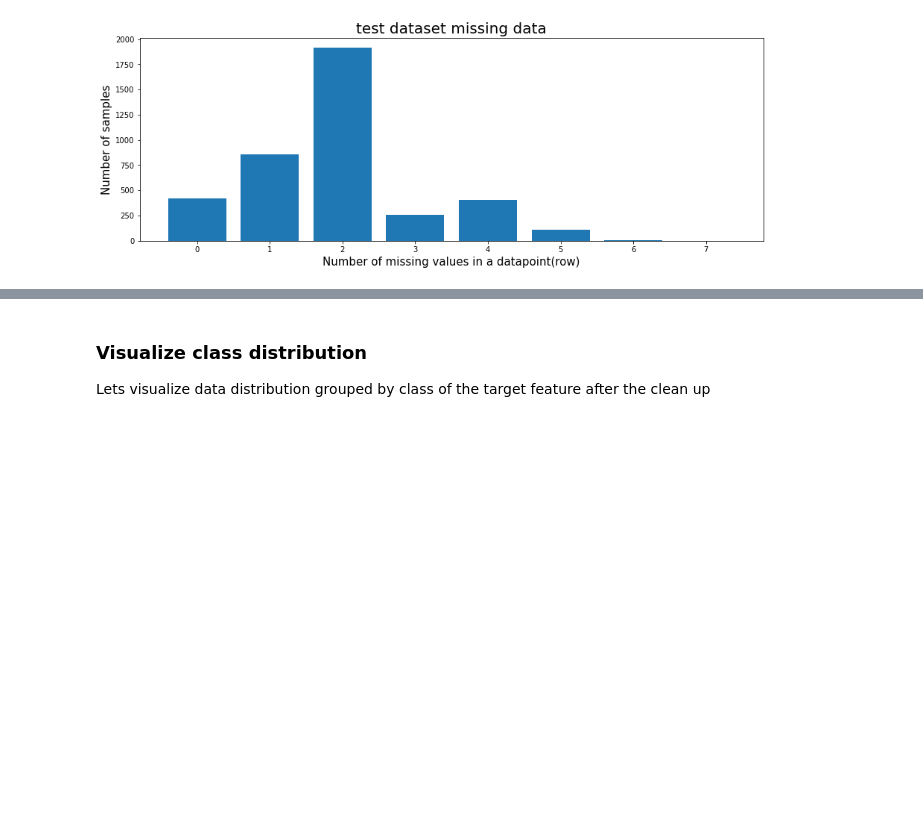
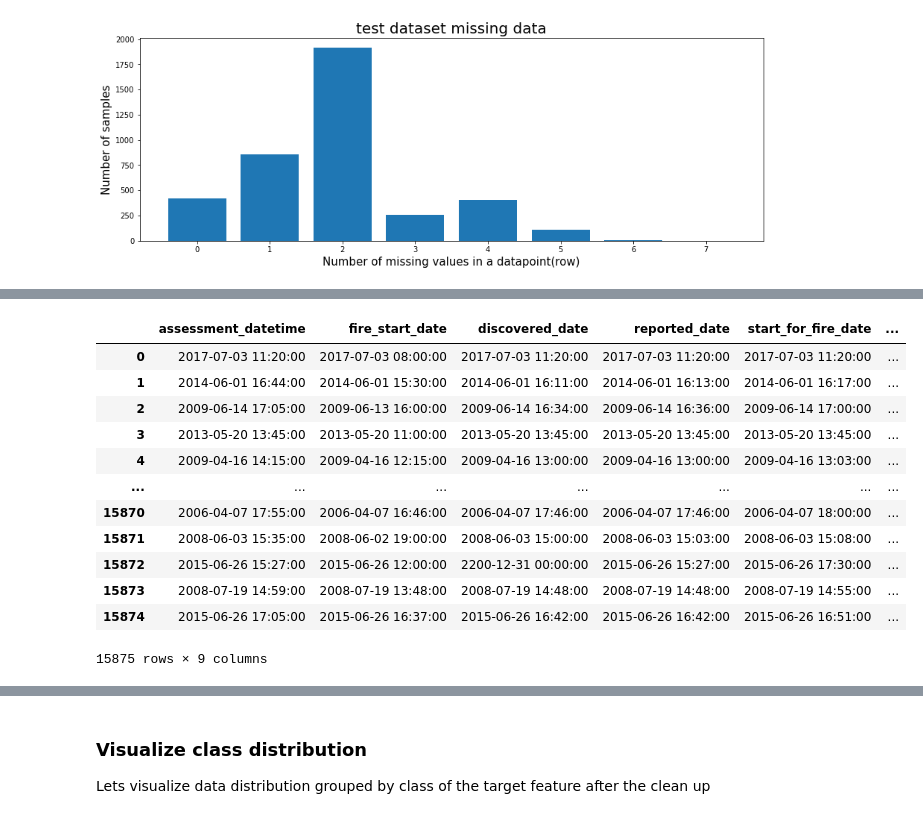
Before and after one commit to CheloGE/CARINO-wildfire_size_prediction, a Jupyter notebook: Wildfire_size_prediction.ipynb, the cells around one changed output, grey strips where cells are left out. Cells and saved outputs as stored; diff of their text form; code cells hidden in the pictures; blank space fills up the shorter version.

Commit message:
feature engineering datetime features

```diff
--- a/Wildfire_size_prediction.ipynb
+++ b/Wildfire_size_prediction.ipynb
@@ -238,0 +244,16 @@ test = test.fillna('Unknown')
+# %%
+train[dates_list]
+# %% [output]
+|  | assessment_datetime | fire_start_date | discovered_date | reported_date | start_for_fire_date | ... |
+| 0 | 2017-07-03 11:20:00 | 2017-07-03 08:00:00 | 2017-07-03 11:20:00 | 2017-07-03 11:20:00 | 2017-07-03 11:20:00 | ... |
+| 1 | 2014-06-01 16:44:00 | 2014-06-01 15:30:00 | 2014-06-01 16:11:00 | 2014-06-01 16:13:00 | 2014-06-01 16:17:00 | ... |
+| 2 | 2009-06-14 17:05:00 | 2009-06-13 16:00:00 | 2009-06-14 16:34:00 | 2009-06-14 16:36:00 | 2009-06-14 17:00:00 | ... |
+| 3 | 2013-05-20 13:45:00 | 2013-05-20 11:00:00 | 2013-05-20 13:45:00 | 2013-05-20 13:45:00 | 2013-05-20 13:45:00 | ... |
+| 4 | 2009-04-16 14:15:00 | 2009-04-16 12:15:00 | 2009-04-16 13:00:00 | 2009-04-16 13:00:00 | 2009-04-16 13:03:00 | ... |
+| ... | ... | ... | ... | ... | ... | ... |
+| 15870 | 2006-04-07 17:55:00 | 2006-04-07 16:46:00 | 2006-04-07 17:46:00 | 2006-04-07 17:46:00 | 2006-04-07 18:00:00 | ... |
+| 15871 | 2008-06-03 15:35:00 | 2008-06-02 19:00:00 | 2008-06-03 15:00:00 | 2008-06-03 15:03:00 | 2008-06-03 15:08:00 | ... |
+| 15872 | 2015-06-26 15:27:00 | 2015-06-26 12:00:00 | 2200-12-31 00:00:00 | 2015-06-26 15:27:00 | 2015-06-26 17:30:00 | ... |
+| 15873 | 2008-07-19 14:59:00 | 2008-07-19 13:48:00 | 2008-07-19 14:48:00 | 2008-07-19 14:48:00 | 2008-07-19 14:55:00 | ... |
+| 15874 | 2015-06-26 17:05:00 | 2015-06-26 16:37:00 | 2015-06-26 16:42:00 | 2015-06-26 16:42:00 | 2015-06-26 16:51:00 | ... |
+15875 rows × 9 columns
```
Also changed, not shown: parts of 10 cells of this notebook.
